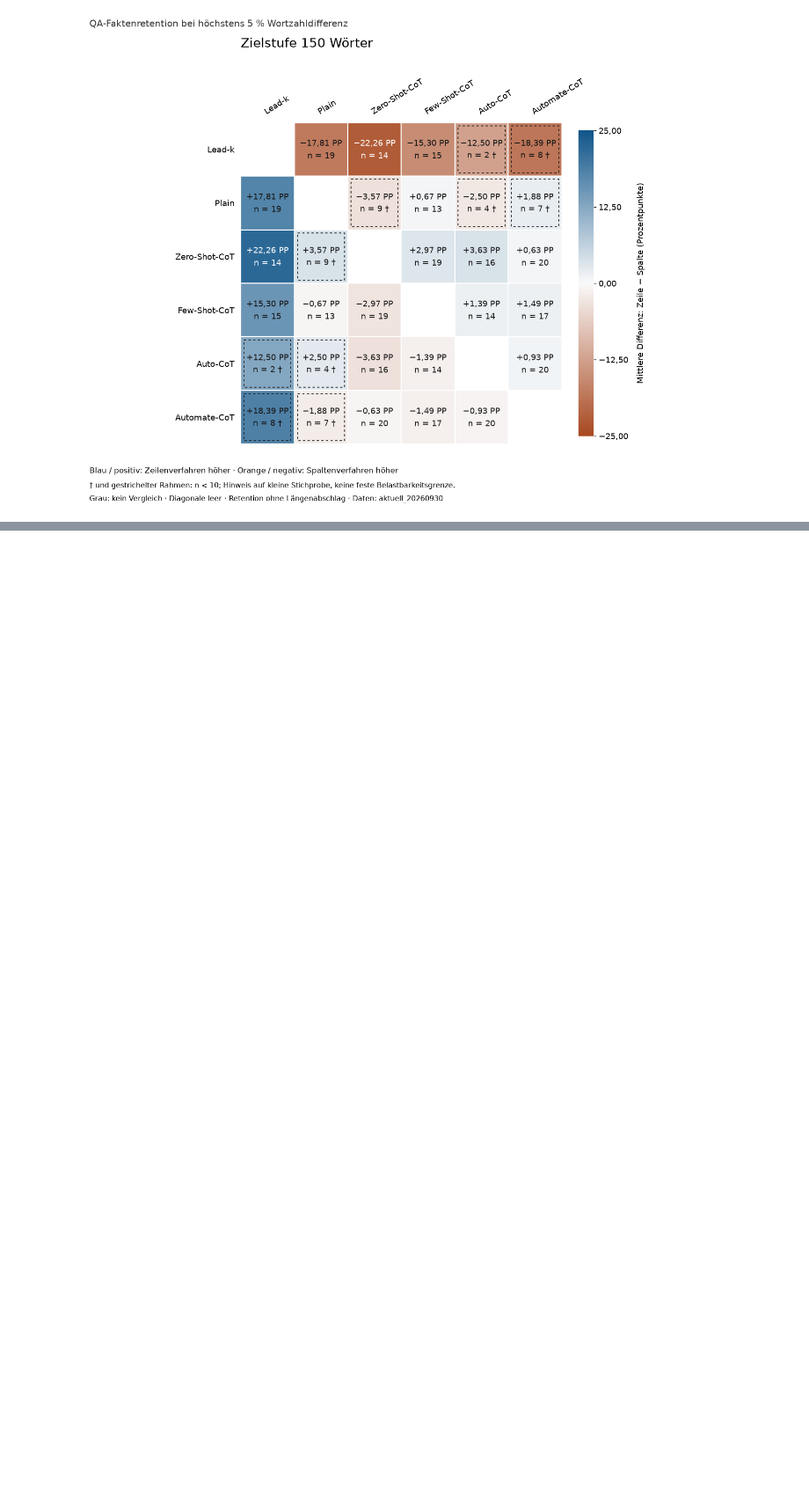
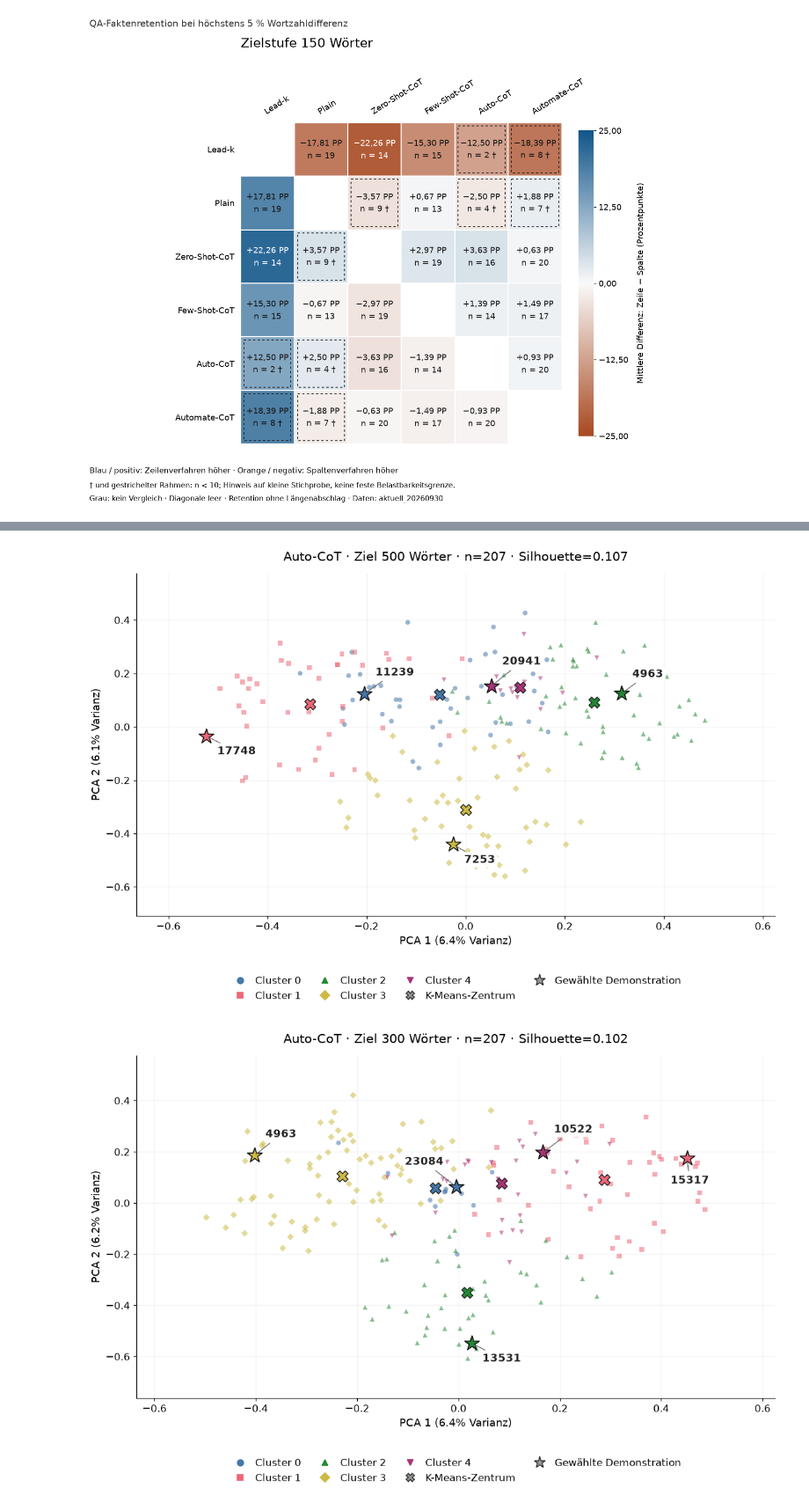
Before and after one commit to EdgarXB/Masterarbeit_Faktenretention_unter_rekursiver_Kompressionskette, a Jupyter notebook: notebooks/03_textlaenge.ipynb, the cells around one changed output, grey strips where cells are left out. Shown at 88% size. Drawn from its saved outputs; the diff is of its cells as text; code cells hidden in the pictures; blank space fills up the shorter version.

```diff
--- a/notebooks/03_textlaenge.ipynb
+++ b/notebooks/03_textlaenge.ipynb
@@ -621,0 +732,59 @@ plt.close(figure)
+# %%
+CLUSTER_COLORS = ['#4477AA', '#EE6677', '#228833', '#CCBB44', '#AA3377']
+CLUSTER_MARKERS = ['o', 's', '^', 'D', 'v']
+# Feste, pro Zielstufe geprüfte Positionen für die fünf Demonstrations-IDs.
+DEMO_LABEL_OFFSETS = {
+    500: [(12, 20), (12, -20), (12, 18), (12, -20), (12, 24)],
+    300: [(-56, 24), (-18, -28), (12, -20), (12, 20), (12, 22)],
+    150: [(12, 20), (12, -20), (-56, 10), (12, 20), (12, 24)],
+    75: [(12, -20), (12, 28), (12, -20), (12, 22), (-65, 0)],
+}
+
+def draw_cluster_projection(ax, stage):
+    data = cluster_projection[stage]
+    for cluster, color in enumerate(CLUSTER_COLORS):
+        points = data['points'][cluster]
+        ax.scatter(points[:, 0], points[:, 1], s=27, alpha=0.55, color=color,
+                   marker=CLUSTER_MARKERS[cluster], edgecolors='none', zorder=2)
+        ax.scatter(*data['centers'][cluster], s=145, marker='X', color=color,
+                   edgecolors='#222222', linewidths=1, zorder=4)
+        point = data['selected'][cluster]
+        ax.scatter(*point, s=290, marker='*', color=color,
+                   edgecolors='#111111', linewidths=1.1, zorder=5)
+        ax.annotate(data['selected_labels'][cluster], xy=point,
+                    xytext=DEMO_LABEL_OFFSETS[stage][cluster], textcoords='offset points',
+                    fontsize=12, fontweight='bold', color='#222222', zorder=6,
+                    bbox=dict(boxstyle='round,pad=0.2', fc='white', ec='none', alpha=0.92),
+                    arrowprops=dict(arrowstyle='-', color='#555555', lw=0.8))
+    ax.set_title(f'Auto-CoT · Ziel {stage} Wörter · n=207 · '
+                 f'Silhouette={data["silhouette"]:.3f}', fontsize=14, pad=14)
+    ax.set_xlabel(data['xlabel'], fontsize=12)
+    ax.set_ylabel(data['ylabel'], fontsize=12)
+    ax.tick_params(labelsize=11)
+    ax.margins(x=0.14, y=0.15)
+    ax.grid(alpha=0.15)
+    handles = [Line2D([], [], marker=marker, linestyle='', color=color,
+                      label=f'Cluster {cluster}', markersize=7)
+               for cluster, (color, marker) in enumerate(zip(CLUSTER_COLORS, CLUSTER_MARKERS))]
+    handles.extend([
+        Line2D([], [], marker='X', linestyle='', color='#999999', markeredgecolor='#222222',
+               markersize=9, label='K-Means-Zentrum'),
+        Line2D([], [], marker='*', linestyle='', color='#999999', markeredgecolor='#222222',
+               markersize=13, label='Gewählte Demonstration')])
+    ax.legend(handles=handles, loc='upper center', bbox_to_anchor=(0.5, -0.15),
+              ncol=4, frameon=False, fontsize=11, columnspacing=1.4, handletextpad=0.5)
+
+for stage in STAGES:
+    fig, ax = plt.subplots(figsize=(10.5, 7), layout='constrained')
+    draw_cluster_projection(ax, stage)
+    plt.show()
+    plt.close(fig)
+
+fig, axes = plt.subplots(4, 1, figsize=(10.5, 28), layout='constrained')
+for ax, stage in zip(axes, STAGES):
+    draw_cluster_projection(ax, stage)
+fig.savefig(FIG / 'autocot_cluster_projection.png', dpi=220, bbox_inches='tight')
+plt.close(fig)
+# %% [output]
+[figure, added]
+[figure, added]
```
Also changed, not shown: parts of 5 cells of this notebook, 4 other files.
